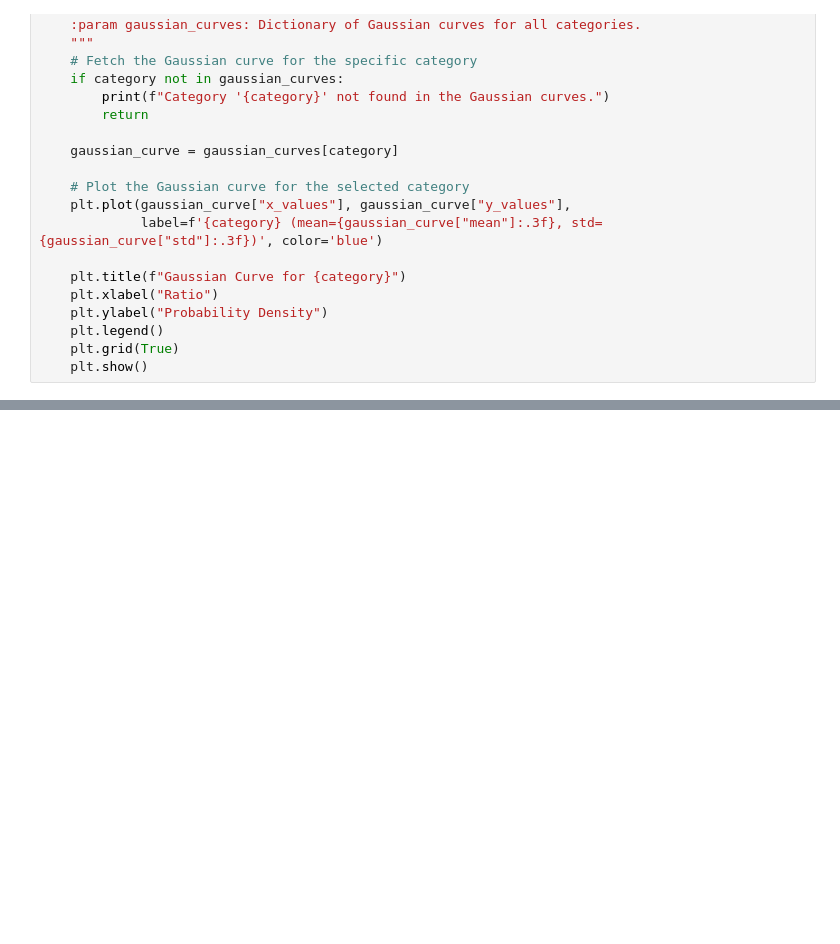
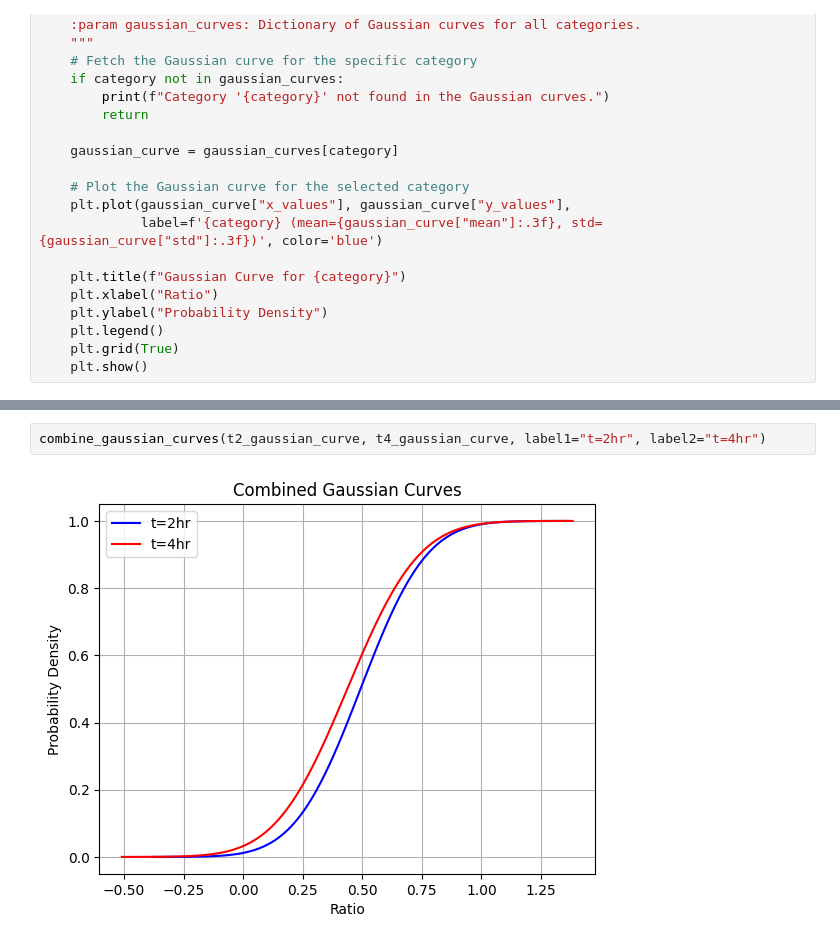
Before and after one commit to sbeeredd04/CSDNA, a Jupyter notebook: Testing code/Origami Analysis/origami_ratio_analysis.ipynb, the cells around one changed output, grey strips where cells are left out. Saved outputs shown, nothing was run; the diff lists cells and outputs as text; blank space fills up the shorter version.

```diff
--- a/Testing code/Origami Analysis/origami_ratio_analysis.ipynb
+++ b/Testing code/Origami Analysis/origami_ratio_analysis.ipynb
@@ -841,0 +824,4 @@ Group 2: Calculated Ratio: 0.02334237386711432
+# %%
+combine_gaussian_curves(t2_gaussian_curve, t4_gaussian_curve, label1="t=2hr", label2="t=4hr")
+# %% [output]
+[figure, added]
```
Also changed, not shown: parts of 6 cells of this notebook, 1 other file.
